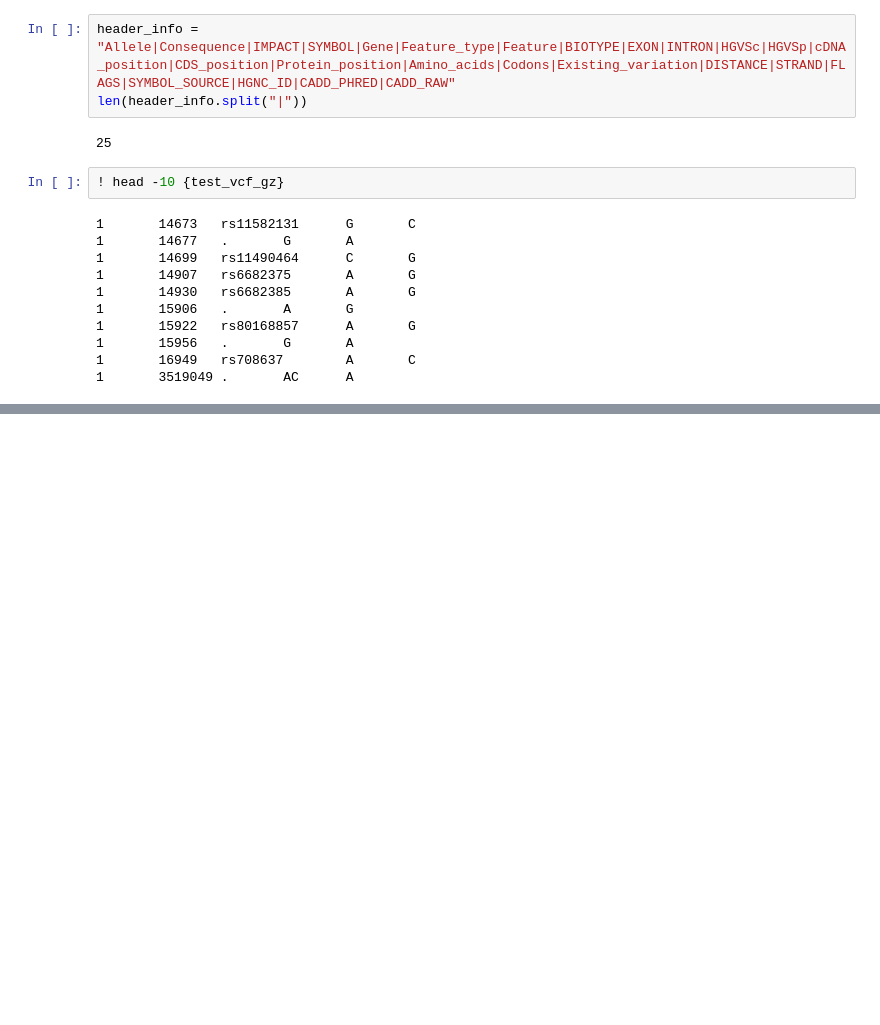
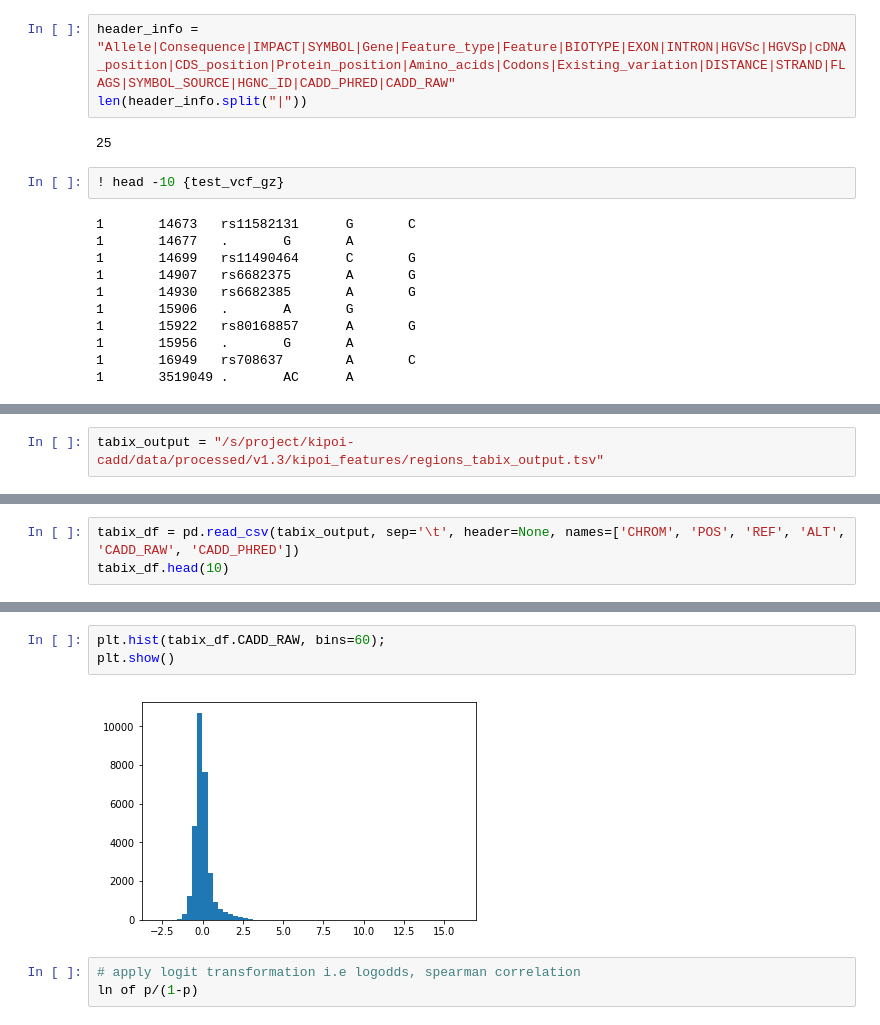
Before and after one commit to dansimancas/kipoi-cadd, a Jupyter notebook: src/01_retrain-cadd/16_Compare_predictions.ipynb, the cells around one changed output, grey strips where cells are left out. Drawn from its saved outputs; the diff is of its cells as text; blank space fills up the shorter version.

```diff
--- a/src/01_retrain-cadd/16_Compare_predictions.ipynb
+++ b/src/01_retrain-cadd/16_Compare_predictions.ipynb
@@ -153,0 +216,2 @@ len(header_info.split("|"))
+# %%
+tabix_output = "/s/project/kipoi-cadd/data/processed/v1.3/kipoi_features/regions_tabix_output.tsv"
@@ -153,0 +232,3 @@ len(header_info.split("|"))
+# %%
+tabix_df = pd.read_csv(tabix_output, sep='\t', header=None, names=['CHROM', 'POS', 'REF', 'ALT', 'CADD_RAW', 'CADD_PHRED'])
+tabix_df.head(10)
@@ -153,0 +247,8 @@ len(header_info.split("|"))
+# %%
+plt.hist(tabix_df.CADD_RAW, bins=60);
+plt.show()
+# %% [output]
+[figure, added]
+# %%
+# apply logit transformation i.e logodds, spearman correlation
+ln of p/(1-p)
```
Also changed, not shown: parts of 35 cells of this notebook, 4 other files.
